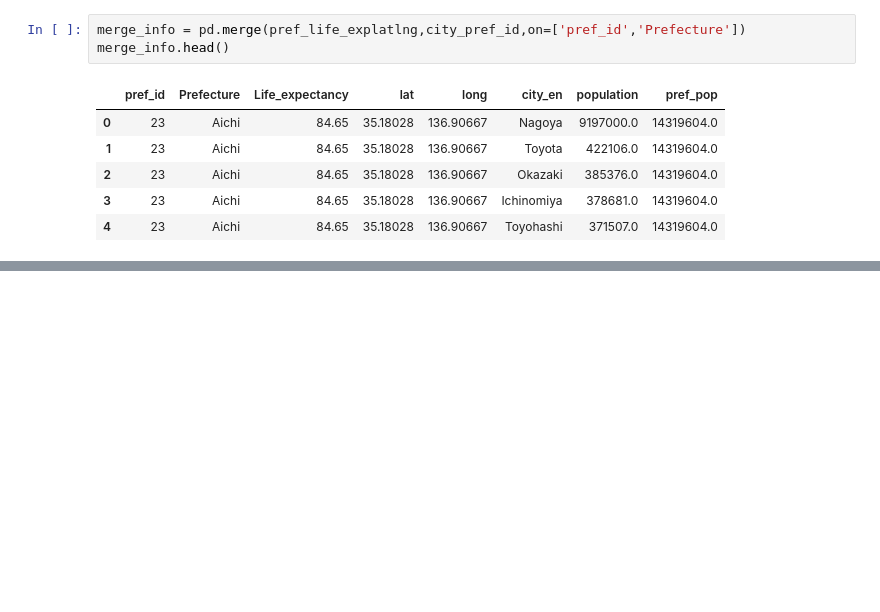
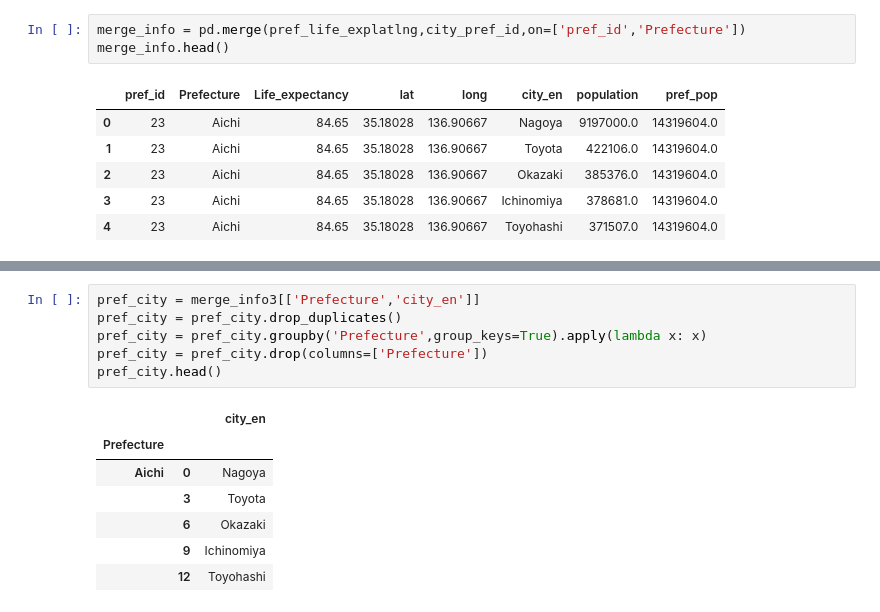
Before and after one commit to Dizzybelle/Project-3, a Jupyter notebook: idk_im_confused.ipynb, the cells around one changed output, grey strips where cells are left out. Saved outputs shown, nothing was run; the diff lists cells and outputs as text; blank space fills up the shorter version.

```diff
--- a/idk_im_confused.ipynb
+++ b/idk_im_confused.ipynb
@@ -167,0 +158,14 @@ merge_info3.head()
+# %%
+pref_city = merge_info3[['Prefecture','city_en']]
+pref_city = pref_city.drop_duplicates()
+pref_city = pref_city.groupby('Prefecture',group_keys=True).apply(lambda x: x)
+pref_city = pref_city.drop(columns=['Prefecture'])
+pref_city.head()
+# %% [output]
+|  |  | city_en |
+| Prefecture |  |  |
+| Aichi | 0 | Nagoya |
+|  | 3 | Toyota |
+|  | 6 | Okazaki |
+|  | 9 | Ichinomiya |
+|  | 12 | Toyohashi |
```
Also changed, not shown: parts of 6 cells of this notebook.
